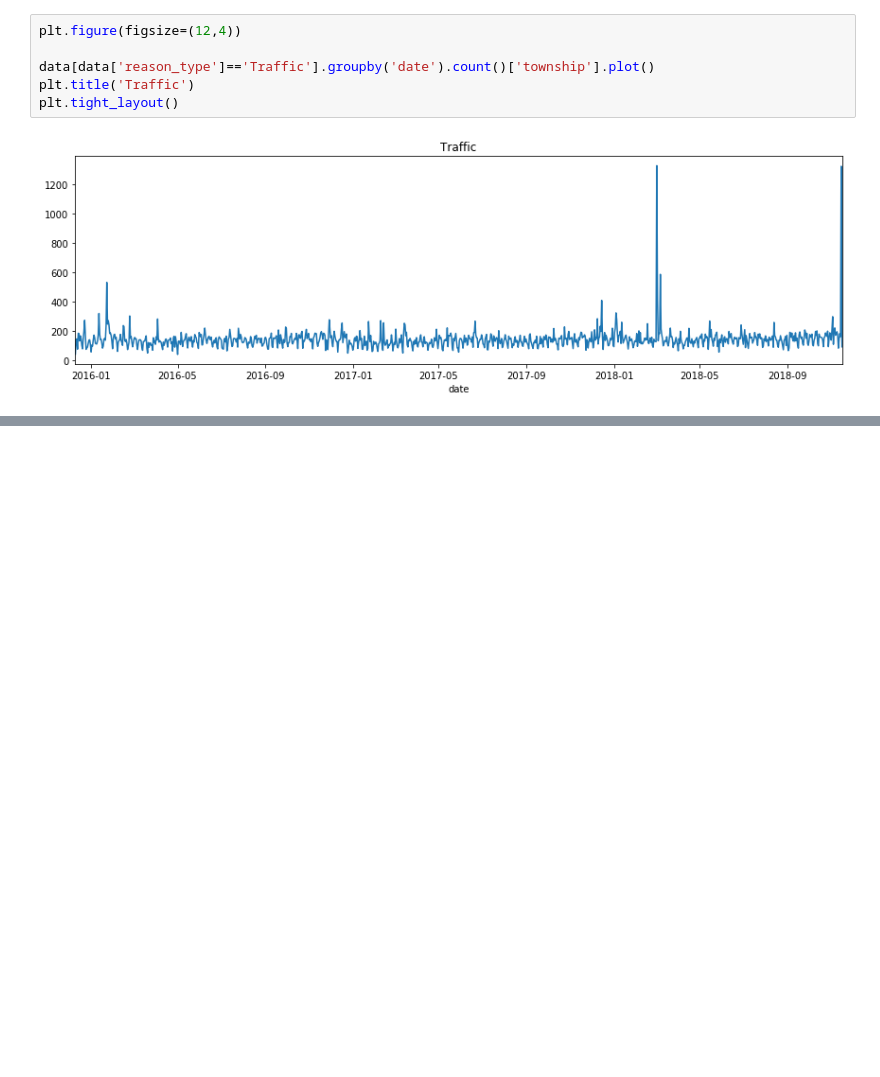
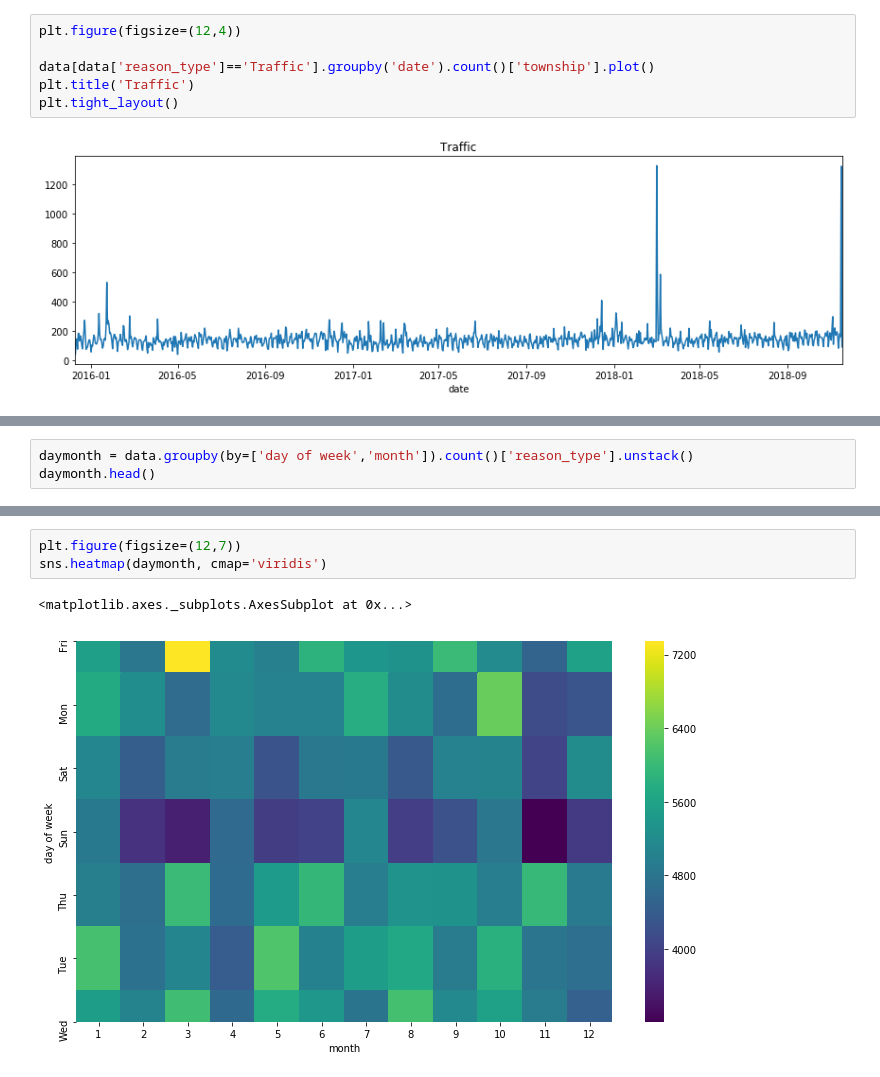
Before and after one commit to Bagoleaditya/911-EDA, a Jupyter notebook: Explore 911.ipynb, the cells around one changed output, grey strips where cells are left out. Drawn from its saved outputs; the diff is of its cells as text; blank space fills up the shorter version.

```diff
--- a/Explore 911.ipynb
+++ b/Explore 911.ipynb
@@ -326,0 +356,3 @@ plt.tight_layout()
+# %%
+daymonth = data.groupby(by=['day of week','month']).count()['reason_type'].unstack()
+daymonth.head()
@@ -326,0 +367,6 @@ plt.tight_layout()
+# %%
+plt.figure(figsize=(12,7))
+sns.heatmap(daymonth, cmap='viridis')
+# %% [output]
+<matplotlib.axes._subplots.AxesSubplot at 0x...>
+[figure, added]
```
Also changed, not shown: parts of 8 cells of this notebook.
